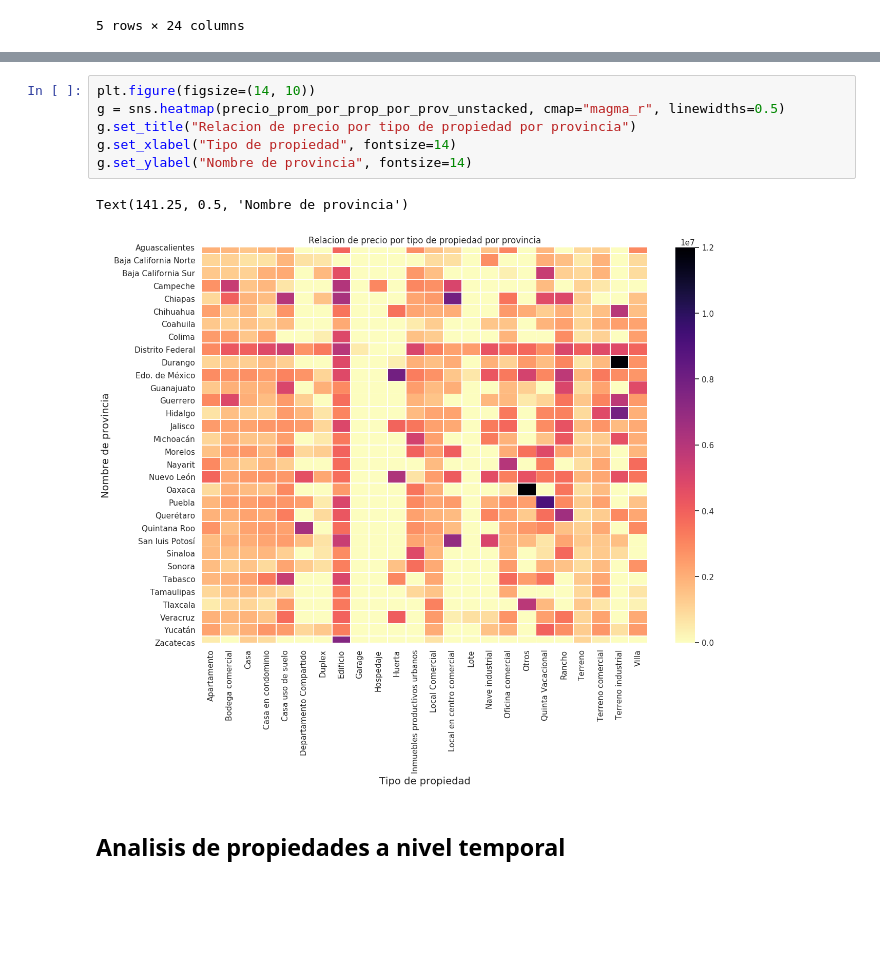
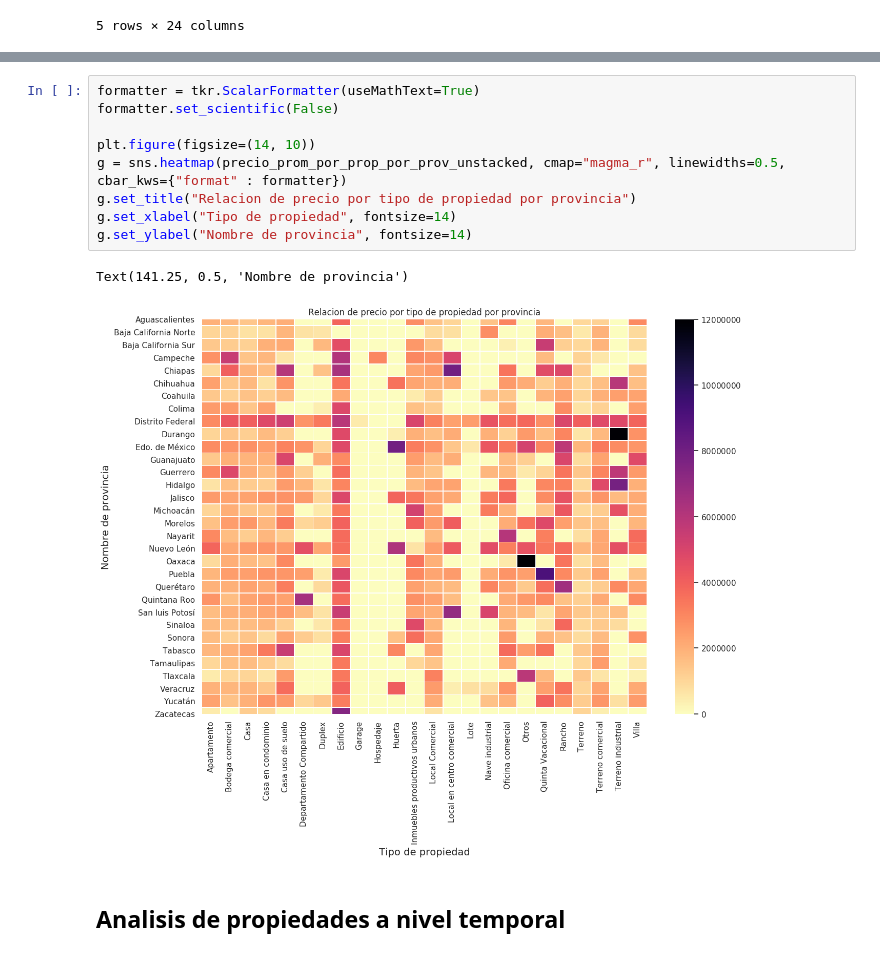
Before and after one commit to diaznicolasandres1/95.58-orga-datos-zonaprop-mexico-12-16, a Jupyter notebook: notebooks/03-exploracion-por-propiedades-provincias.ipynb, the cells around one changed output, grey strips where cells are left out. Cells and saved outputs as stored; diff of their text form; blank space fills up the shorter version.

```diff
--- a/notebooks/03-exploracion-por-propiedades-provincias.ipynb
+++ b/notebooks/03-exploracion-por-propiedades-provincias.ipynb
@@ -244,12 +244,15 @@ precio_prom_por_prop_por_prov_unstacked.head()
 # %%
+formatter = tkr.ScalarFormatter(useMathText=True)
+formatter.set_scientific(False)
+
 plt.figure(figsize=(14, 10))
-g = sns.heatmap(precio_prom_por_prop_por_prov_unstacked, cmap="magma_r", linewidths=0.5)
+g = sns.heatmap(precio_prom_por_prop_por_prov_unstacked, cmap="magma_r", linewidths=0.5, cbar_kws={"format" : formatter})
 g.set_title("Relacion de precio por tipo de propiedad por provincia")
 g.set_xlabel("Tipo de propiedad", fontsize=14)
 g.set_ylabel("Nombre de provincia", fontsize=14)
 # %% [output]
 Text(141.25, 0.5, 'Nombre de provincia')
-[figure, old version]
+[figure, new version]
 # %% [markdown]
 ## Analisis de propiedades a nivel temporal
 # %% [markdown]
```
Also changed, not shown: parts of 15 cells of this notebook.
